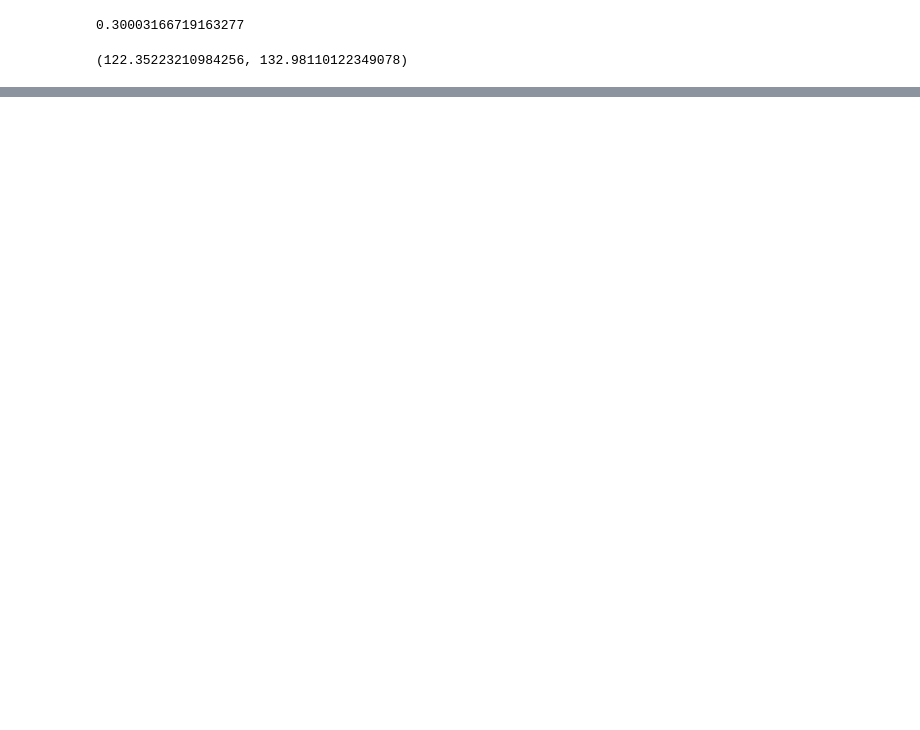
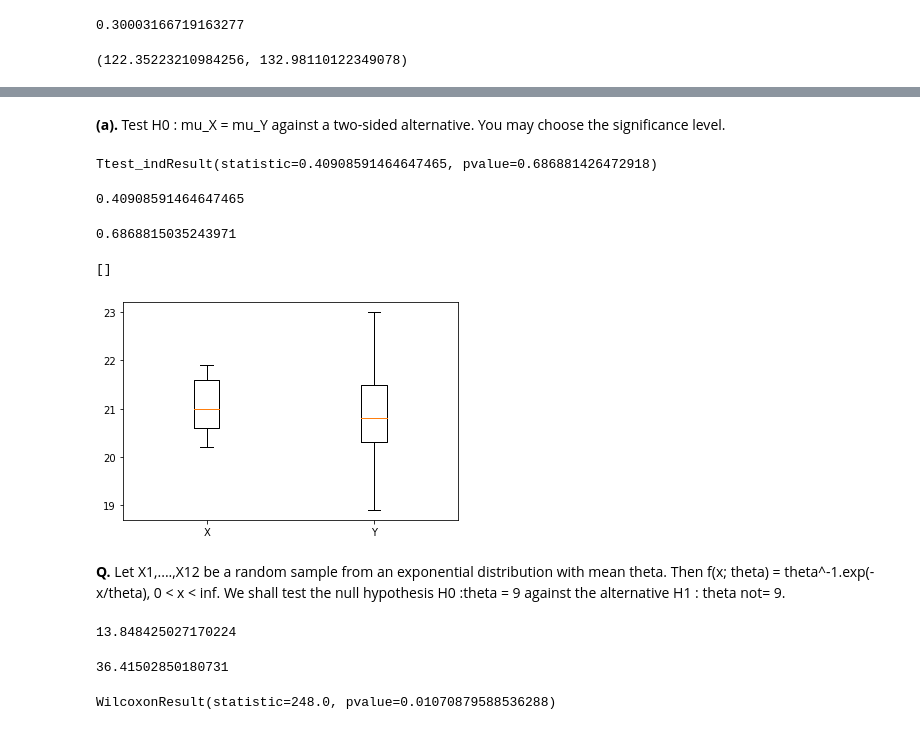
Before and after one commit to starnlm/Python-Practice, a Jupyter notebook: Distributions in Python.ipynb, the cells around one changed output, grey strips where cells are left out. Saved outputs shown, nothing was run; the diff lists cells and outputs as text; code cells hidden in the pictures; blank space fills up the shorter version.

```diff
--- a/Distributions in Python.ipynb
+++ b/Distributions in Python.ipynb
@@ -312,0 +328,37 @@ CI
+# %% [markdown]
+<strong>(a).</strong> Test H0 : mu_X = mu_Y against a two-sided alternative. You may choose the significance level.
+# %%
+X = [21.7, 21.0, 21.2, 20.7, 20.4, 21.9, 20.2, 21.6, 20.6]
+Y = [21.5, 20.5, 20.3, 21.6, 21.7, 21.3, 23.0, 21.3, 18.9, 20.0, 20.4, 20.8, 20.3]
+stats.ttest_ind(X, Y, equal_var=False)
+# %% [output]
+Ttest_indResult(statistic=0.40908591464647465, pvalue=0.686881426472918)
+# %%
+t_statistic = (np.mean(X) - np.mean(Y))/np.sqrt((np.var(X, ddof =1)/len(X))+((np.var(Y, ddof =1))/len(Y)))
+t_statistic
+# %% [output]
+0.40908591464647465
+# %%
+p_value = 2*(1-stats.t(19.738).cdf(t_statistic))
+p_value
+# %% [output]
+0.6868815035243971
+# %%
+bplot = {'X':X, 'Y':Y}
+f, ax = plt.subplots()
+ax.boxplot(bplot.values())
+ax.set_xticklabels(bplot.keys())
+ax.plot()
+# %% [output]
+[]
+[figure, added]
+# %% [markdown]
+<strong>Q.</strong> Let X1,....,X12 be a random sample from an exponential distribution with mean theta. Then f(x; theta) = theta^-1.exp(-x/theta),  0 < x < inf. We shall test the null hypothesis H0 :theta = 9 against the alternative H1 : theta not= 9.
+# %%
+stats.chi2(24).ppf(0.05)
+# %% [output]
+13.848425027170224
+# %%
+stats.chi2(24).ppf(0.95)
+# %% [output]
+36.41502850180731
@@ -312,0 +370,4 @@ CI
+# %%
+stats.wilcoxon(Y, alternative='greater')
+# %% [output]
+WilcoxonResult(statistic=248.0, pvalue=0.01070879588536288)
```
Also changed, not shown: parts of 12 cells of this notebook.
